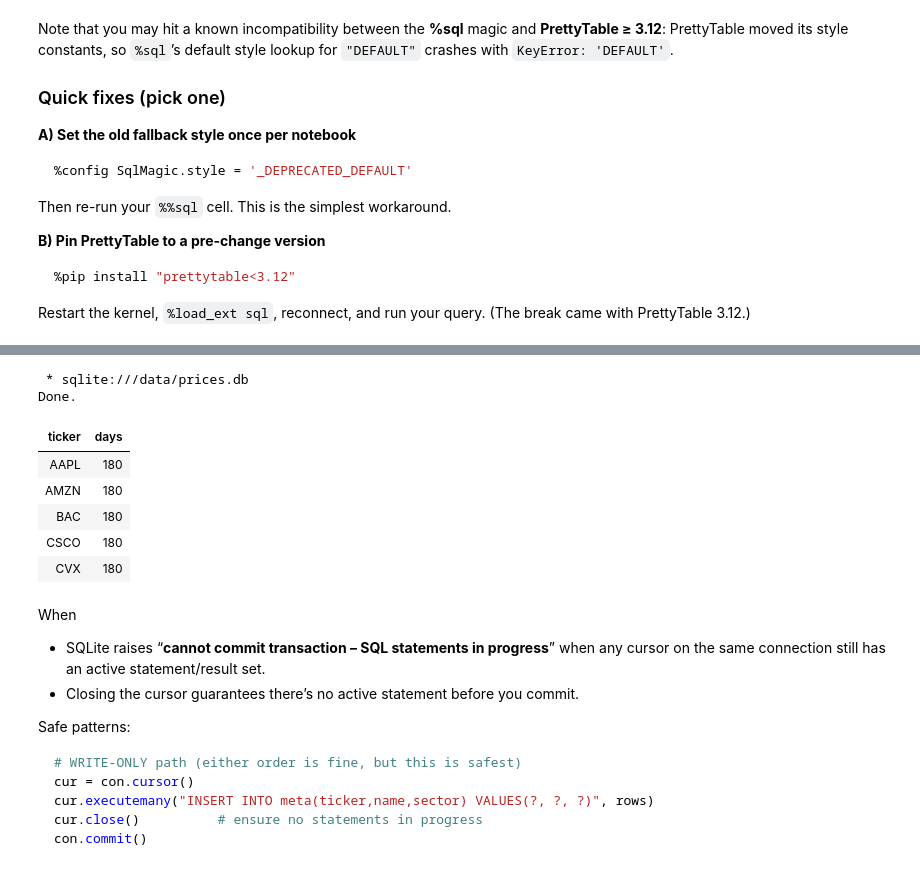
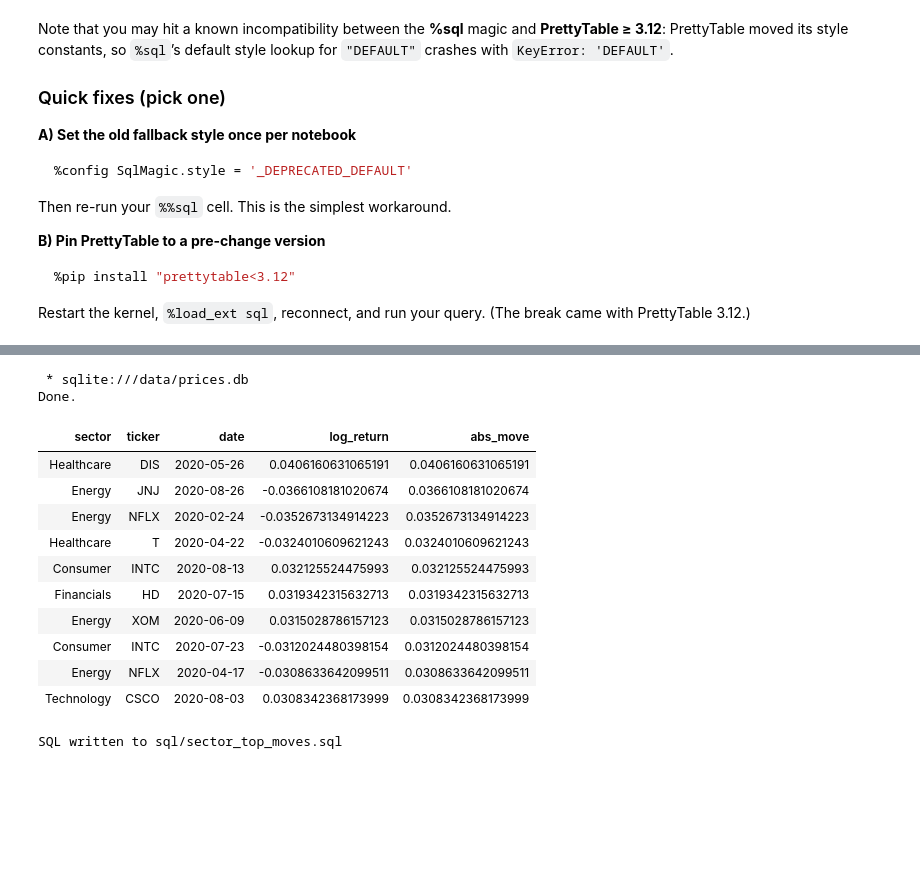
Before and after one commit to ywanglab/STAT4160, a Jupyter notebook: notebooks/lec7-inclass.ipynb, the cells around one changed output, grey strips where cells are left out. Cells and saved outputs as stored; diff of their text form; code cells hidden in the pictures; blank space fills up the shorter version.

````diff
--- a/notebooks/lec7-inclass.ipynb
+++ b/notebooks/lec7-inclass.ipynb
@@ -735,0 +1566,5 @@ Restart the kernel, `%load_ext sql`, reconnect, and run your query. (The break c
+# %%
+import os, stat, pathlib
+p = pathlib.Path("scripts/build_db.py")
+os.chmod(p, os.stat(p).st_mode | stat.S_IEXEC)
+print("Ready:", p)
@@ -743,32 +1670,44 @@ The sql extension is already loaded. To reload it, use:
 # %%
 %config SqlMagic.style = '_DEPRECATED_DEFAULT'
-# %%
-%%sql
-SELECT ticker, COUNT(*) AS days
-FROM prices
-GROUP BY ticker
-ORDER BY days DESC
-LIMIT 5;
-# %% [output]
- * sqlite:///data/prices.db
-Done.
-| ticker | days |
-| AAPL | 180 |
-| AMZN | 180 |
-| BAC | 180 |
-| CSCO | 180 |
-| CVX | 180 |
-# %% [markdown]
-When
-* SQLite raises “**cannot commit transaction – SQL statements in progress**” when any cursor on the same connection still has an active statement/result set.
-* Closing the cursor guarantees there’s no active statement before you commit.
-
-Safe patterns:
-
-```python
-# WRITE-ONLY path (either order is fine, but this is safest)
-cur = con.cursor()
-cur.executemany("INSERT INTO meta(ticker,name,sector) VALUES(?, ?, ?)", rows)
-cur.close()          # ensure no statements in progress
-con.commit()
-```
+# %%
+%%sql
+-- sql/sector_top_moves.sql
+SELECT m.sector, p.ticker, p.date, p.log_return, ABS(p.log_return) AS abs_move
+FROM prices p JOIN meta m ON p.ticker = m.ticker
+ORDER BY abs_move DESC
+LIMIT 10;
+# %% [output]
+ * sqlite:///data/prices.db
+Done.
+| sector | ticker | date | log_return | abs_move |
+| Healthcare | DIS | 2020-05-26 | 0.0406160631065191 | 0.0406160631065191 |
+| Energy | JNJ | 2020-08-26 | -0.0366108181020674 | 0.0366108181020674 |
+| Energy | NFLX | 2020-02-24 | -0.0352673134914223 | 0.0352673134914223 |
+| Healthcare | T | 2020-04-22 | -0.0324010609621243 | 0.0324010609621243 |
+| Consumer | INTC | 2020-08-13 | 0.032125524475993 | 0.032125524475993 |
+| Financials | HD | 2020-07-15 | 0.0319342315632713 | 0.0319342315632713 |
+| Energy | XOM | 2020-06-09 | 0.0315028786157123 | 0.0315028786157123 |
+| Consumer | INTC | 2020-07-23 | -0.0312024480398154 | 0.0312024480398154 |
+| Energy | NFLX | 2020-04-17 | -0.0308633642099511 | 0.0308633642099511 |
+| Technology | CSCO | 2020-08-03 | 0.0308342368173999 | 0.0308342368173999 |
+# %%
+from pathlib import Path
+
+sql_code = """\
+-- sql/sector_top_moves.sql
+SELECT m.sector, p.ticker, p.date, p.log_return, ABS(p.log_return) AS abs_move
+FROM prices p JOIN meta m ON p.ticker = m.ticker
+ORDER BY abs_move DESC
+LIMIT 10;
+"""
+
+# Ensure directory exists
+path = Path("sql/sector_top_moves.sql")
+path.parent.mkdir(parents=True, exist_ok=True)
+
+# Write SQL text
+path.write_text(sql_code, encoding="utf-8")
+
+print(f"SQL written to {path}")
+# %% [output]
+SQL written to sql/sector_top_moves.sql
````
Also changed, not shown: parts of 52 cells of this notebook, 10 other files.
